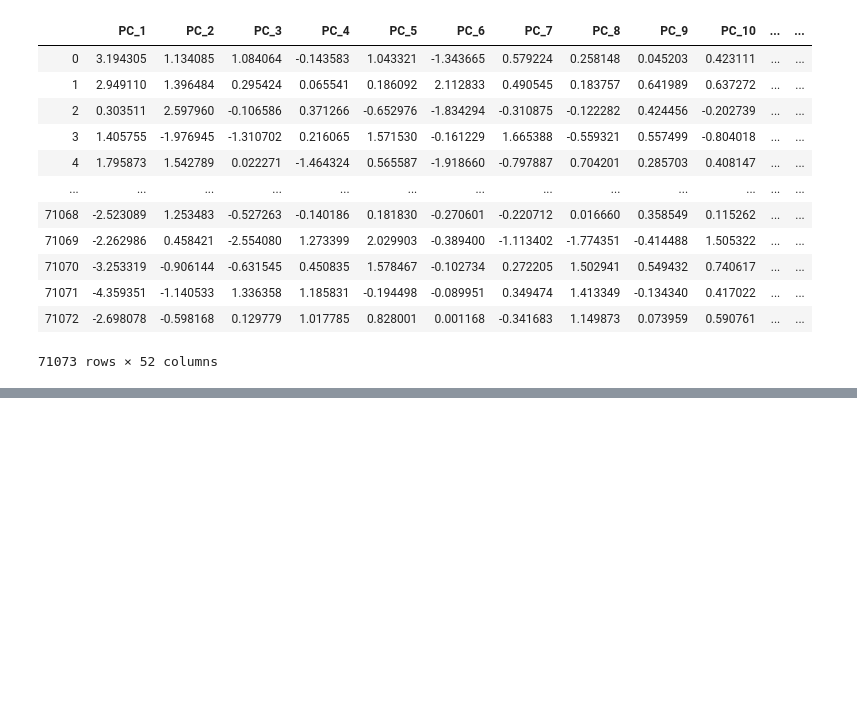
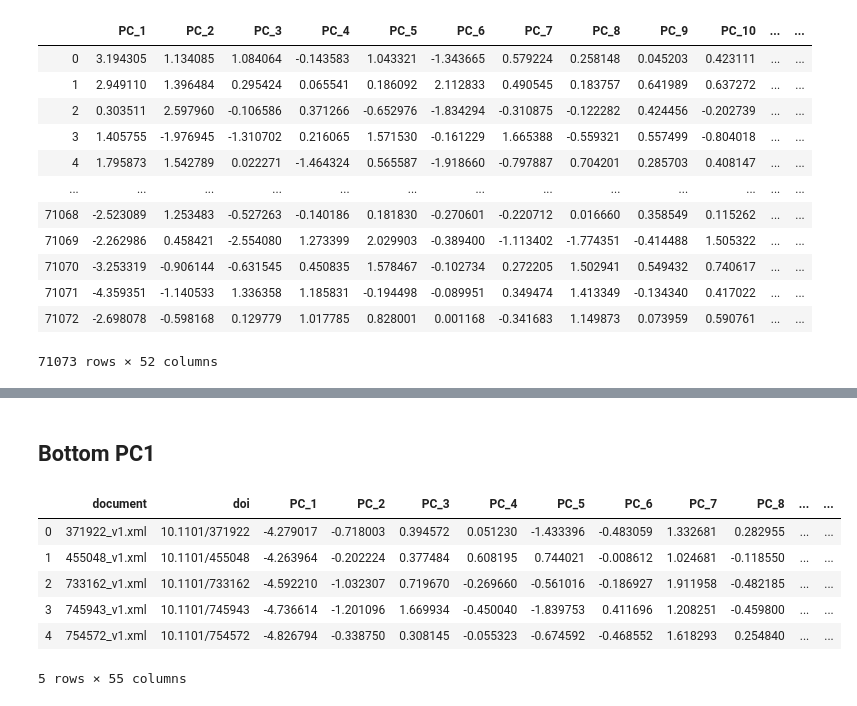
Before and after one commit to greenelab/annorxiver, a Jupyter notebook: biorxiv/pca_association_experiment/biorxiv_pca_category_bootstrap.ipynb, the cells around one changed output, grey strips where cells are left out. Saved outputs shown, nothing was run; the diff lists cells and outputs as text; code cells hidden in the pictures; blank space fills up the shorter version.

```diff
--- a/biorxiv/pca_association_experiment/biorxiv_pca_category_bootstrap.ipynb
+++ b/biorxiv/pca_association_experiment/biorxiv_pca_category_bootstrap.ipynb
@@ -346,0 +431,28 @@ print(g)
+# %% [markdown]
+## Bottom PC1
+# %%
+bottom_pc1_documents = (
+    journal_map_df
+    [["document", "doi"]]
+    .merge(
+        projected_documents_df
+        .query("category=='systems biology'")
+        .sort_values("PC_1", ascending=True)
+        .head(),
+        on='document'
+    )
+    .merge(
+        document_hash_df,
+        left_on="document",
+        right_on="doc_number"
+    )
+)
+bottom_pc1_documents
+# %% [output]
+|  | document | doi | PC_1 | PC_2 | PC_3 | PC_4 | PC_5 | PC_6 | PC_7 | PC_8 | ... | ... |
+| 0 | 371922_v1.xml | 10.1101/371922 | -4.279017 | -0.718003 | 0.394572 | 0.051230 | -1.433396 | -0.483059 | 1.332681 | 0.282955 | ... | ... |
+| 1 | 455048_v1.xml | 10.1101/455048 | -4.263964 | -0.202224 | 0.377484 | 0.608195 | 0.744021 | -0.008612 | 1.024681 | -0.118550 | ... | ... |
+| 2 | 733162_v1.xml | 10.1101/733162 | -4.592210 | -1.032307 | 0.719670 | -0.269660 | -0.561016 | -0.186927 | 1.911958 | -0.482185 | ... | ... |
+| 3 | 745943_v1.xml | 10.1101/745943 | -4.736614 | -1.201096 | 1.669934 | -0.450040 | -1.839753 | 0.411696 | 1.208251 | -0.459800 | ... | ... |
+| 4 | 754572_v1.xml | 10.1101/754572 | -4.826794 | -0.338750 | 0.308145 | -0.055323 | -0.674592 | -0.468552 | 1.618293 | 0.254840 | ... | ... |
+5 rows × 55 columns
```
Also changed, not shown: parts of 22 cells of this notebook, 31 other files.
